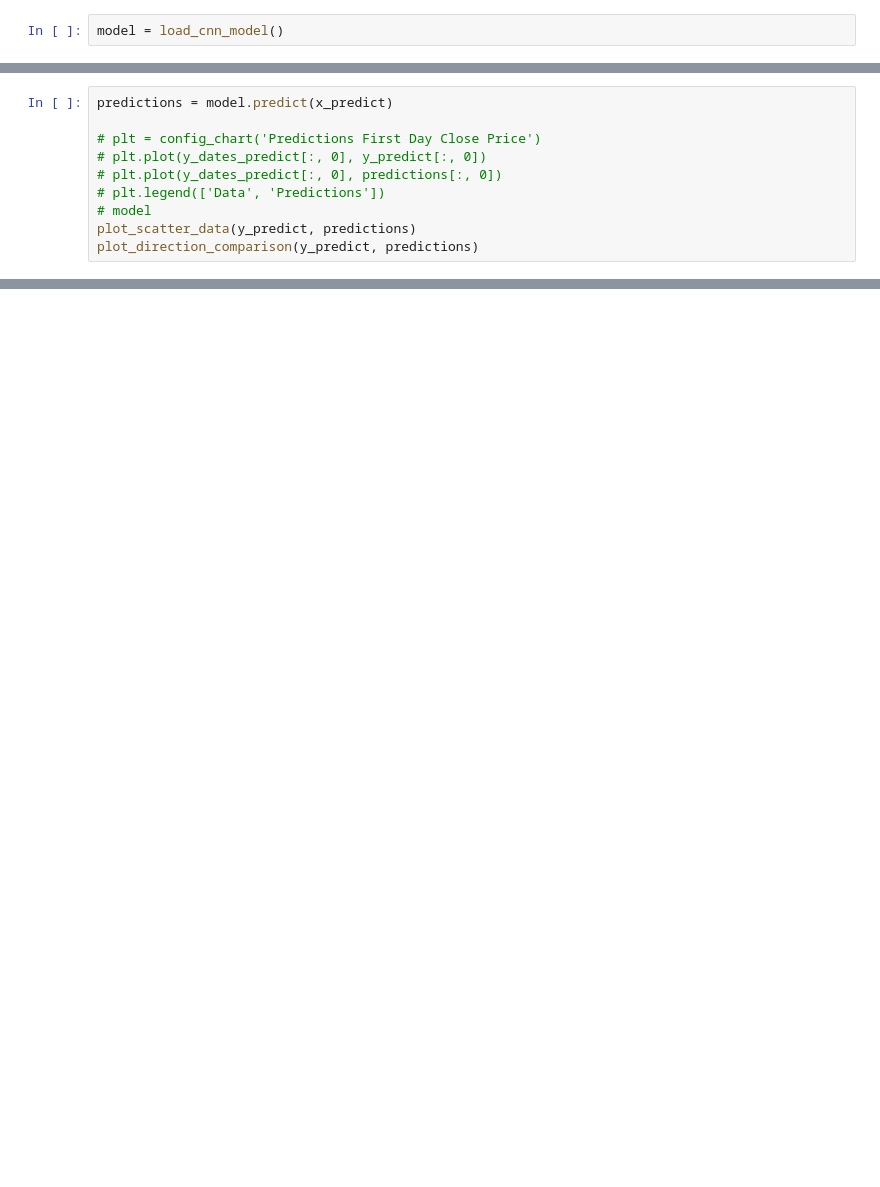
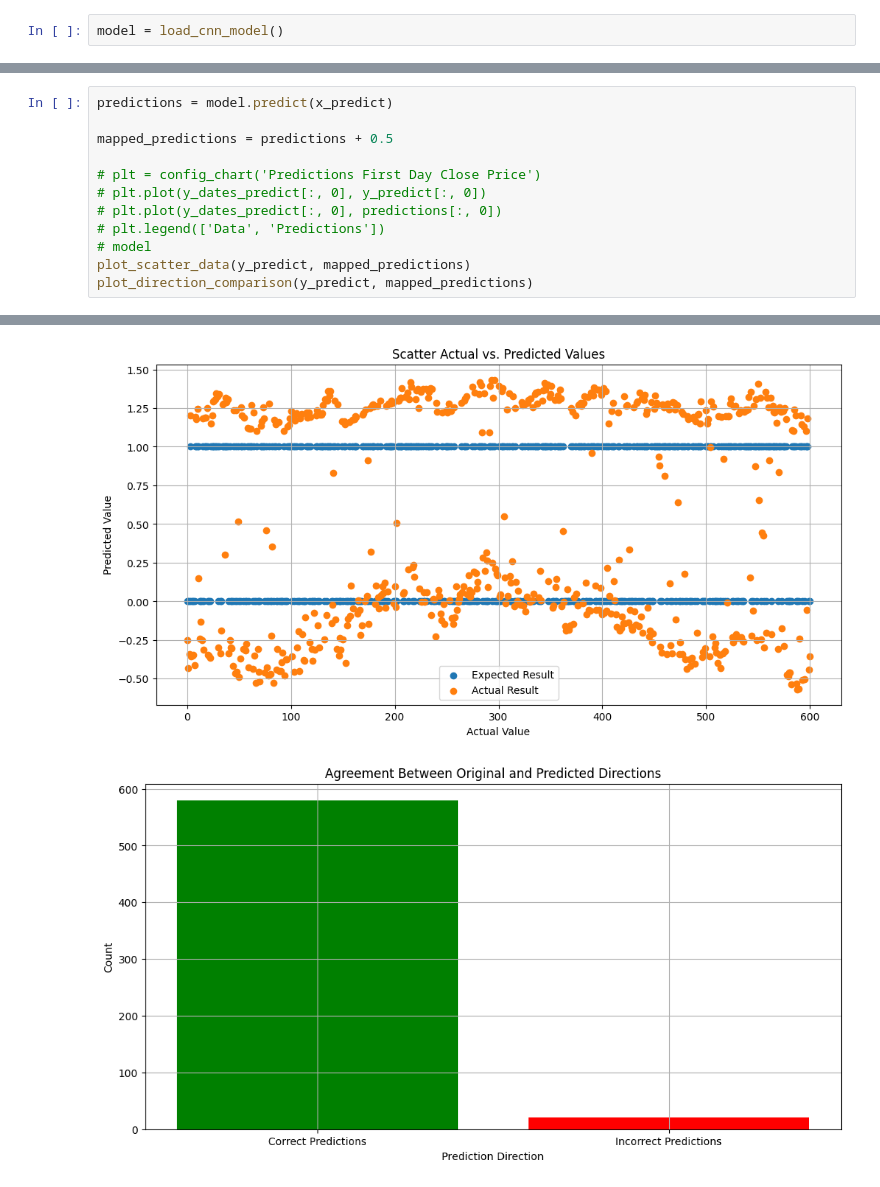
Before and after one commit to BoykoPetevBoev/Stock-Market-Prediction, a Jupyter notebook: src/models/cnn_v2/cnn_model.ipynb, the cells around one changed output, grey strips where cells are left out. Drawn from its saved outputs; the diff is of its cells as text; blank space fills up the shorter version.

```diff
--- a/src/models/cnn_v2/cnn_model.ipynb
+++ b/src/models/cnn_v2/cnn_model.ipynb
@@ -90,10 +167,13 @@ plot_direction_comparison(y_test, predictions_test)
 # %%
 predictions = model.predict(x_predict)
+
+mapped_predictions = predictions + 0.5
 
 # plt = config_chart('Predictions First Day Close Price')
 # plt.plot(y_dates_predict[:, 0], y_predict[:, 0])
 # plt.plot(y_dates_predict[:, 0], predictions[:, 0])
 # plt.legend(['Data', 'Predictions'])
 # model
-plot_scatter_data(y_predict, predictions)
-plot_direction_comparison(y_predict, predictions)
+plot_scatter_data(y_predict, mapped_predictions)
+plot_direction_comparison(y_predict, mapped_predictions)
+# %% [output]
@@ -99,0 +181,2 @@ plot_direction_comparison(y_predict, predictions)
+[figure, added]
+[figure, added]
```
Also changed, not shown: parts of 8 cells of this notebook, 4 other files.
